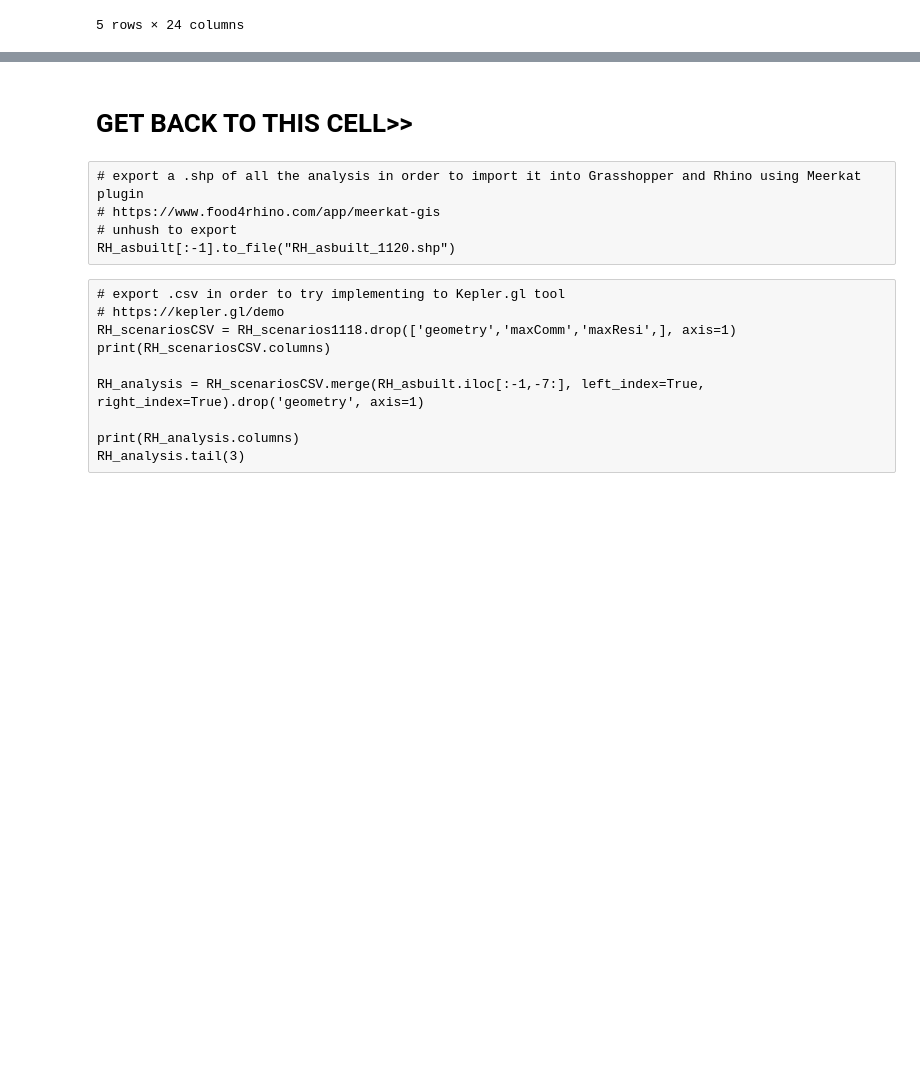
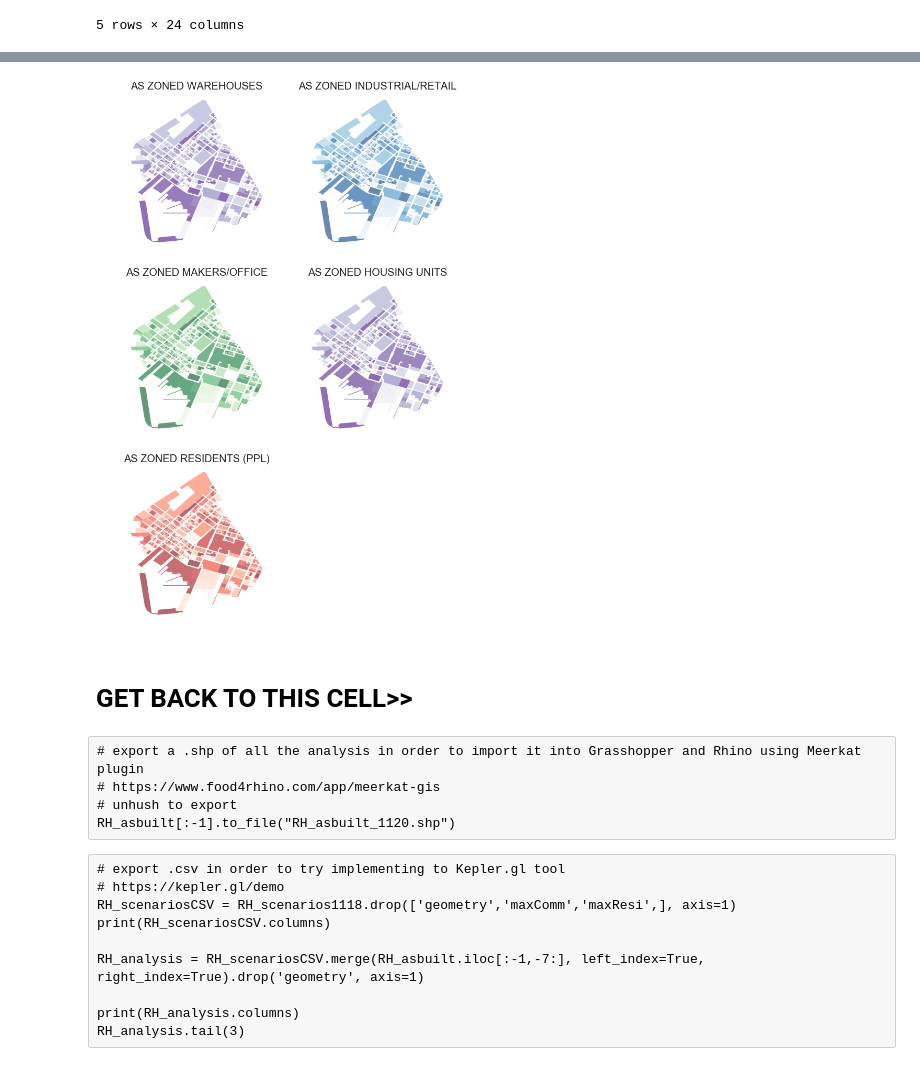
Before and after one commit to drawbrooklyn/RH_zoningAnalysis, a Jupyter notebook: Wolcott_jobs_analysis_20191025.ipynb, the cells around one changed output, grey strips where cells are left out. Drawn from its saved outputs; the diff is of its cells as text; code cells hidden in the pictures; blank space fills up the shorter version.

```diff
--- a/Wolcott_jobs_analysis_20191025.ipynb
+++ b/Wolcott_jobs_analysis_20191025.ipynb
@@ -921,3 +980,21 @@ RH_asbuilt[:-1].to_file("RH_asbuilt_1120.shp")
+# %%
+#zoned
+
+cmaps_asZoned = ['Purples', 'Blues', 'Greens', 'Purples', 'Reds']
+
+fig = pl.figure(figsize=(10,15))
+
+for i in range(len(RH_asZoned_heatmap_cols)):
+    ax = fig.add_subplot(3,2,i+1)
+    RH_scenarios1118.plot(ax=ax,color='grey',edgecolor=None,alpha=0.6, column=RH_asZoned_heatmap_cols[i],
+                    cmap=cmaps_asZoned[i], label='{}'.format(RH_asZoned_heatmap_cols[i]))
+    ax.set_title('AS ZONED {}'.format(RH_asZoned_heatmap_cols[i]), fontsize=20)
+    ax.axis('off')
+
+pl.tight_layout()
+pl.savefig('zoned.png')
+# %% [output]
+[figure, added]
 # %% [markdown]
 # GET BACK TO THIS CELL>>
 # %% [raw]
```
Also changed, not shown: parts of 15 cells of this notebook, 4 other files.
